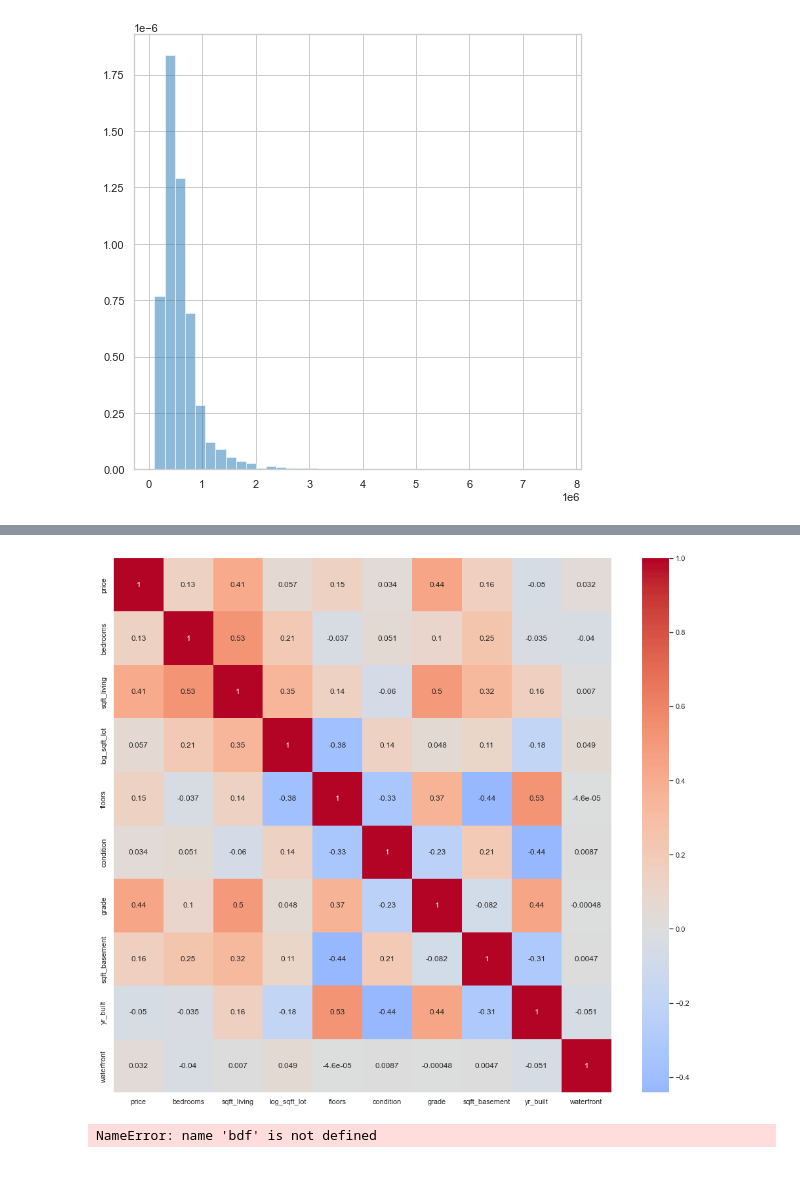
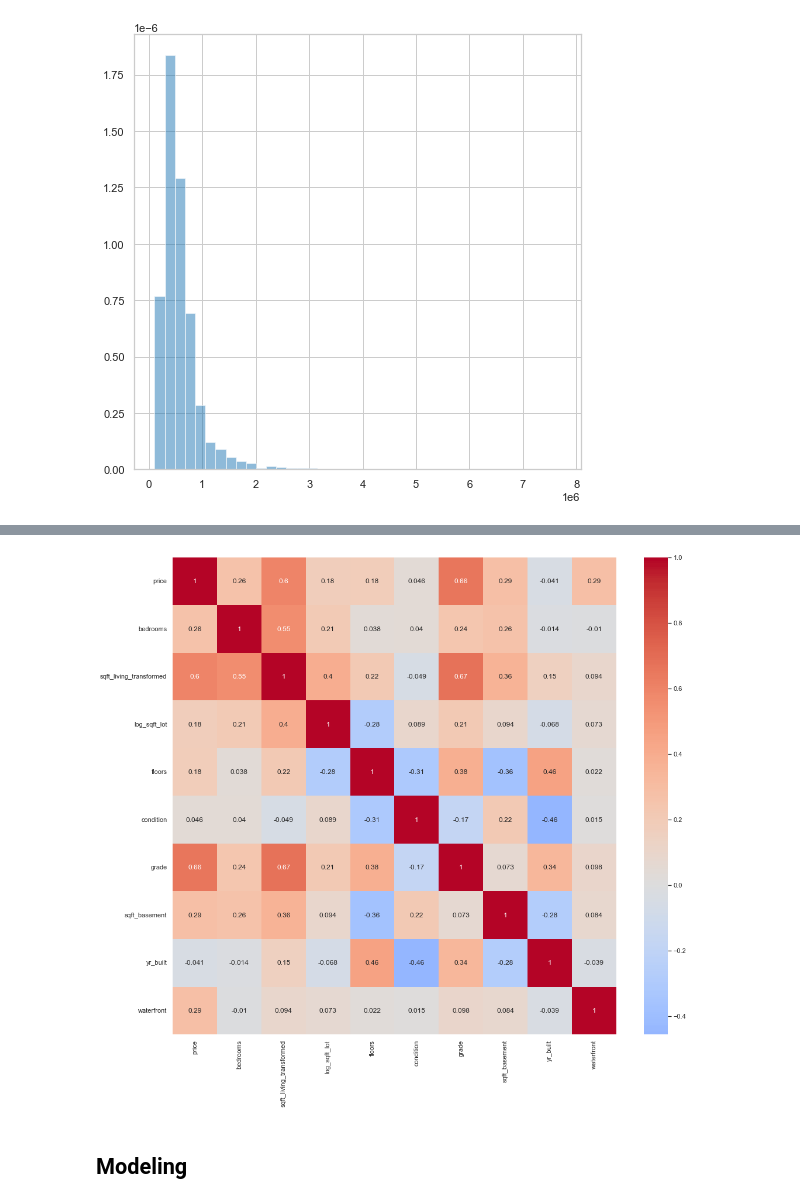
Before and after one commit to PZ808/KC_Real-Estate-Analysis, a Jupyter notebook: kingcounty_working/house_price_model.ipynb, the cells around one changed output, grey strips where cells are left out. Cells and saved outputs as stored; diff of their text form; code cells hidden in the pictures; blank space fills up the shorter version.

Commit message:
merged files into house_price_model

```diff
--- a/kingcounty_working/house_price_model.ipynb
+++ b/kingcounty_working/house_price_model.ipynb
@@ -367,5 +387,5 @@ df[df['bathrooms']==0]
 # %%
-df = df.drop(['sqft_above', 'sqft_living15', 'sqft_lot15'], axis = 1)
+#df = df.drop(['sqft_above', 'sqft_living15', 'sqft_lot15'], axis = 1)
 # %%
 df.info() #Ensure those columns were dropped
 # %% [output]
@@ -399,9 +419,9 @@ plt.show()
 # %%
-df = df.loc[df['price'] > 100000]
-df = df.loc[df['price'] < 700000]
-df.describe()
+#df = df.loc[df['price'] > 100000]
+#df = df.loc[df['price'] < 00000]
+#df.describe()
 #Repeat histogram on price:
-price_hist = plt.figure(num=1, figsize=(8,8))
-ax = price_hist.add_subplot(111)
-ax.hist(df['price'], bins = 40, density = True, alpha = 0.5)
-plt.show()
+#price_hist = plt.figure(num=1, figsize=(8,8))
+#ax = price_hist.add_subplot(111)
+#ax.hist(df['price'], bins = 40, density = True, alpha = 0.5)
+#plt.show()
@@ -414,0 +435,4 @@ plt.show()
+# %%
+pt = PowerTransformer()
+sqft_living_transformed=pt.fit_transform(df['sqft_living'].to_numpy().reshape(-1,1))
+sns.displot(sqft_living_transformed)
@@ -414,0 +448,2 @@ plt.show()
+# %%
+df['sqft_living_transformed'] = sqft_living_transformed
@@ -441,15 +483,15 @@ df[['price', 'bedrooms', 'sqft_living', 'log_sqft_lot', 'floors',
 # %%
 plt.subplots(figsize=(17,15))
-sns.heatmap(df[['price', 'bedrooms', 'sqft_living', 'log_sqft_lot', 'floors',
+sns.heatmap(df[['price', 'bedrooms', 'sqft_living_transformed', 'log_sqft_lot', 'floors',
        'condition', 'grade', 'sqft_basement', 'yr_built', 'waterfront']].corr(),
         center=0,annot=True, cmap='coolwarm')
 plt.show()
 # %% [output]
-[figure, old version]
+[figure, new version]
+# %% [markdown]
+## Modeling
 # %%
 zipcode_dummies = pd.get_dummies(df['zipcode'], prefix='zip', drop_first=True)
 
-df = bdf.drop(['zipcode'], axis=1)
+df = df.drop(['zipcode'], axis=1)
 df = pd.concat([df, zipcode_dummies], axis=1)
-# %% [output]
-NameError: name 'bdf' is not defined
```
Also changed, not shown: parts of 55 cells of this notebook.
